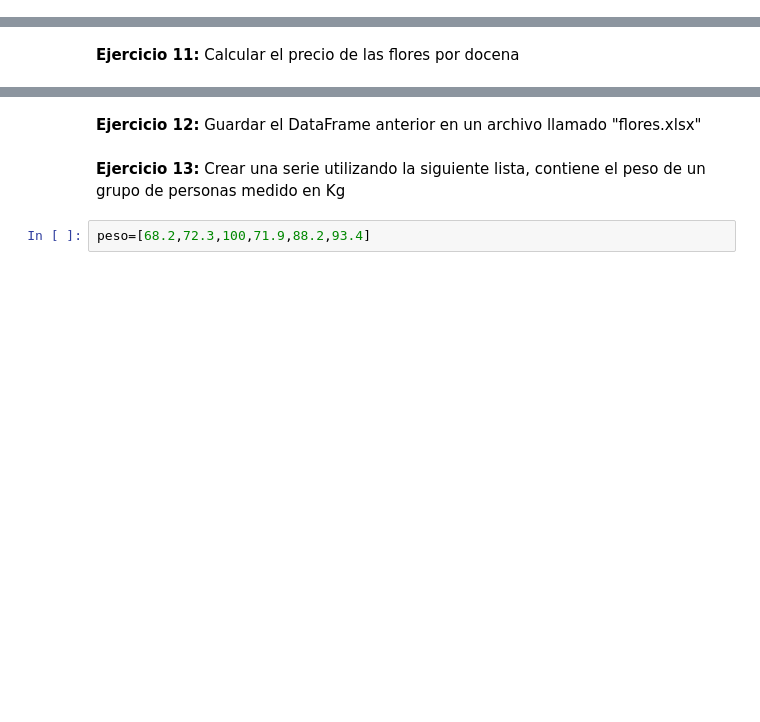
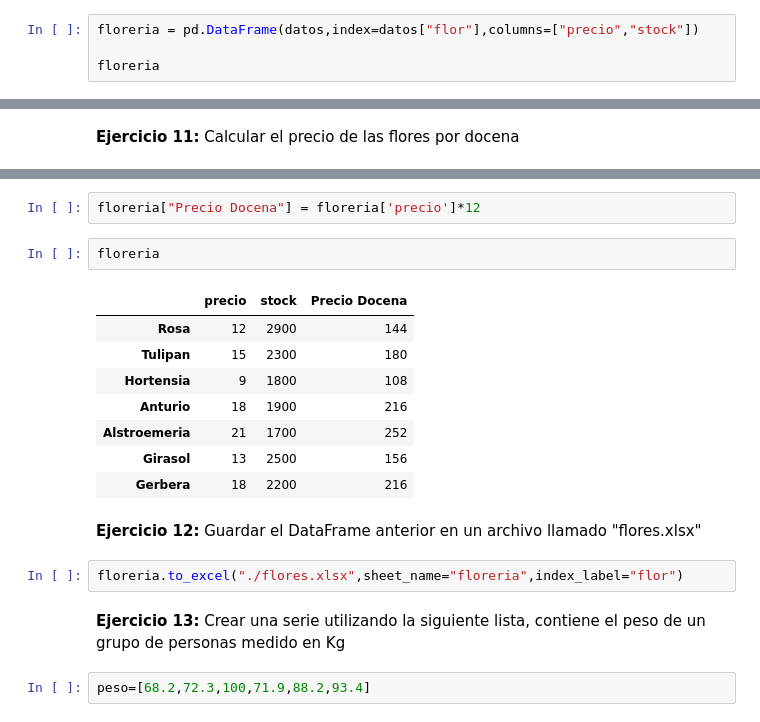
Before and after one commit to alcazarpedro/project_numpy_pandas, a Jupyter notebook: pandas_dtascience/01_Intro/Dataframes 24 ejercicios.ipynb, the cells around one changed output, grey strips where cells are left out. Cells and saved outputs as stored; diff of their text form; blank space fills up the shorter version.

```diff
--- a/pandas_dtascience/01_Intro/Dataframes 24 ejercicios.ipynb
+++ b/pandas_dtascience/01_Intro/Dataframes 24 ejercicios.ipynb
@@ -21,3 +57,7 @@ datos={
         "precio":[12,15,9,18,21,13,18],
         "stock":[2900,2300,1800,1900,1700,2500,2200],
         }
+# %%
+floreria = pd.DataFrame(datos,index=datos["flor"],columns=["precio","stock"])
+
+floreria
@@ -36,5 +131,20 @@ __Ejercicio 11:__ Calcular el precio de las flores por docena
+# %%
+floreria["Precio Docena"] = floreria['precio']*12
+# %%
+floreria
+# %% [output]
+|  | precio | stock | Precio Docena |
+| Rosa | 12 | 2900 | 144 |
+| Tulipan | 15 | 2300 | 180 |
+| Hortensia | 9 | 1800 | 108 |
+| Anturio | 18 | 1900 | 216 |
+| Alstroemeria | 21 | 1700 | 252 |
+| Girasol | 13 | 2500 | 156 |
+| Gerbera | 18 | 2200 | 216 |
 # %% [markdown]
 __Ejercicio 12:__ Guardar el DataFrame anterior en un archivo llamado "flores.xlsx"
+# %%
+floreria.to_excel("./flores.xlsx",sheet_name="floreria",index_label="flor")
 # %% [markdown]
 __Ejercicio 13:__ Crear una serie utilizando la siguiente lista, contiene el peso de un grupo de personas medido en Kg
 # %%
```
Also changed, not shown: parts of 26 cells of this notebook, 6 other files.
